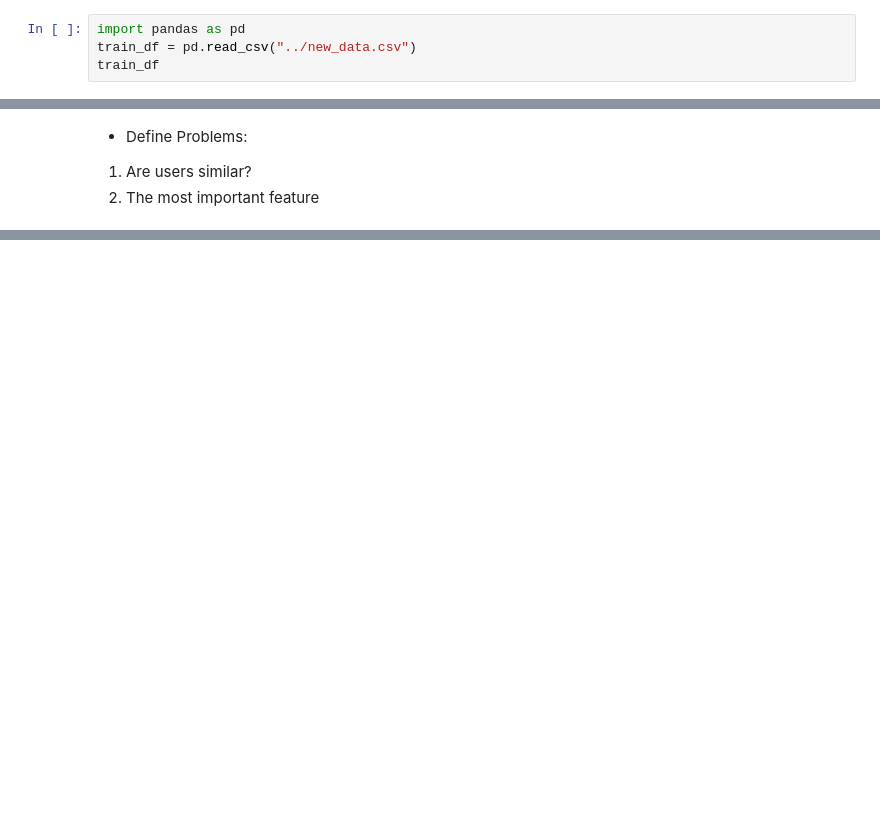
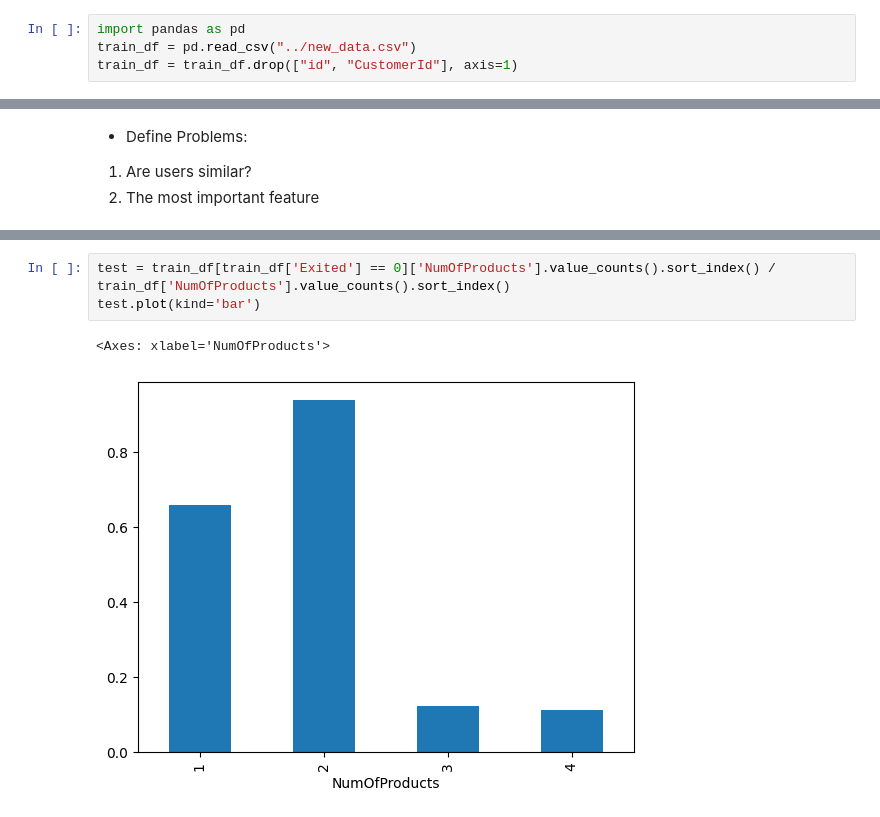
Before and after one commit to kenny1208/playground-series-s4e1, a Jupyter notebook: analysis/data_analysis.ipynb, the cells around one changed output, grey strips where cells are left out. Saved outputs shown, nothing was run; the diff lists cells and outputs as text; blank space fills up the shorter version.

```diff
--- a/analysis/data_analysis.ipynb
+++ b/analysis/data_analysis.ipynb
@@ -1,4 +1,4 @@
 # %%
 import pandas as pd
 train_df = pd.read_csv("../new_data.csv")
-train_df
+train_df = train_df.drop(["id", "CustomerId"], axis=1)
@@ -22,0 +90,6 @@ train_df
+# %%
+test = train_df[train_df['Exited'] == 0]['NumOfProducts'].value_counts().sort_index() / train_df['NumOfProducts'].value_counts().sort_index()
+test.plot(kind='bar')
+# %% [output]
+<Axes: xlabel='NumOfProducts'>
+[figure, added]
```
Also changed, not shown: parts of 16 cells of this notebook.
